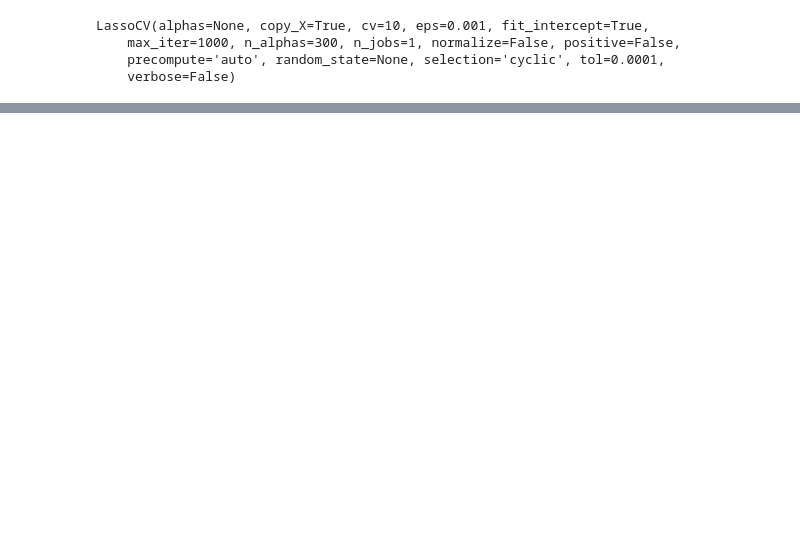
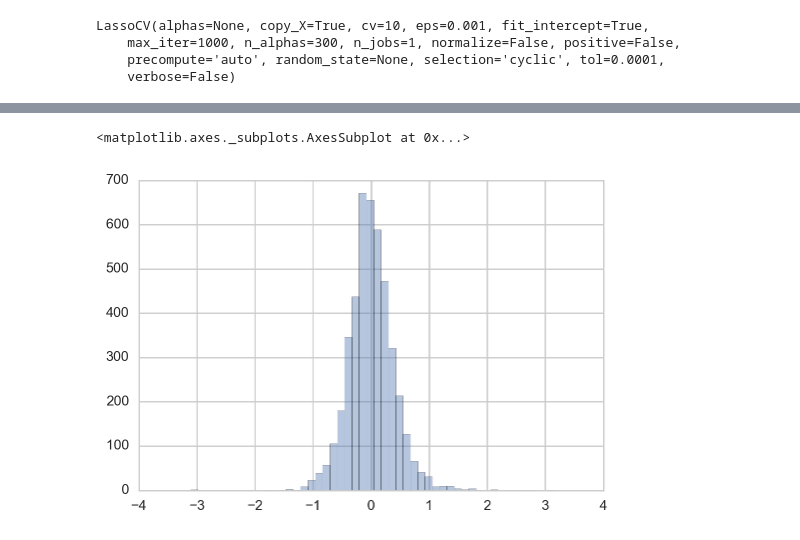
Before and after one commit to Jyojha/DS_Projects, a Jupyter notebook: Berlin_Model.ipynb, the cells around one changed output, grey strips where cells are left out. Drawn from its saved outputs; the diff is of its cells as text; code cells hidden in the pictures; blank space fills up the shorter version.

```diff
--- a/Berlin_Model.ipynb
+++ b/Berlin_Model.ipynb
@@ -153,3 +134,5 @@ r^2 on test data : 0.456787
+# %%
+residuals1 = y_test - y_pred_lasso
 # %%
 lasso.fit(Xn_train, y_train)
 
@@ -197,0 +184,5 @@ plt.show()
+# %%
+sns.distplot(residuals1, bins=50, kde=False)
+# %% [output]
+<matplotlib.axes._subplots.AxesSubplot at 0x...>
+[figure, added]
```
Also changed, not shown: parts of 17 cells of this notebook.
